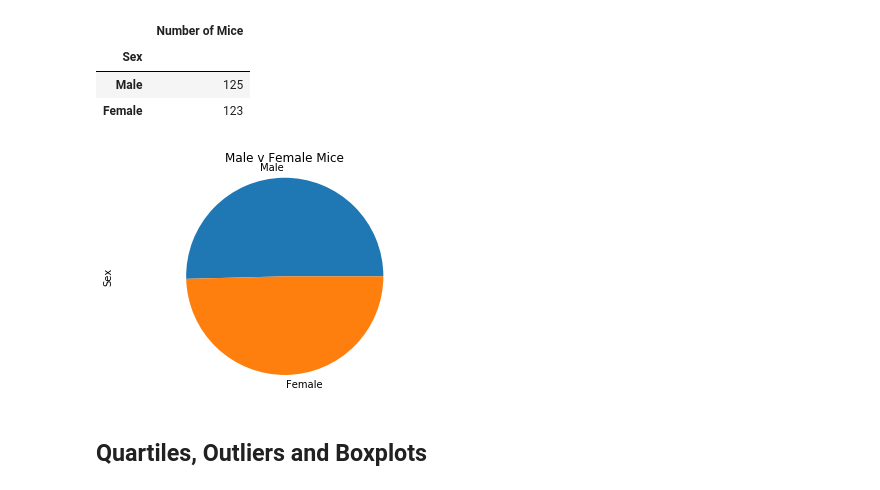
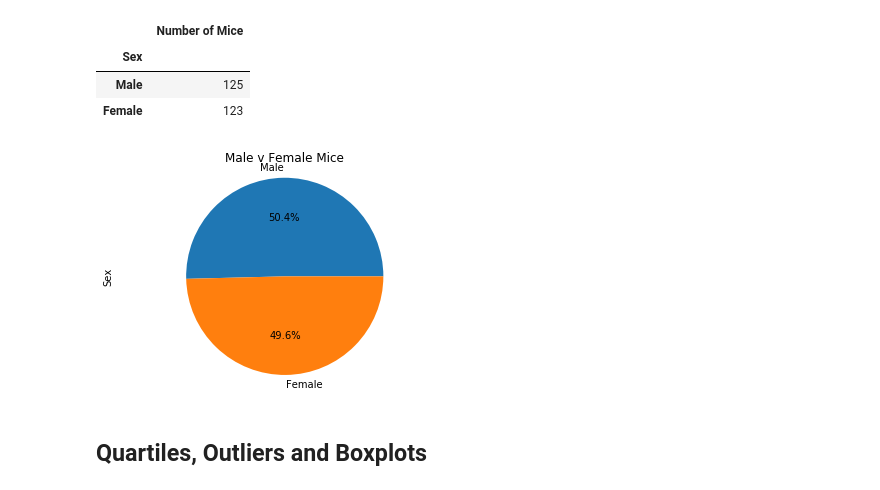
Before and after one commit to improvbutterfly/Pymaceuticals, a Jupyter notebook: pymaceuticals.ipynb, the cells around one changed output. Drawn from its saved outputs; the diff is of its cells as text; code cells hidden in the pictures.

```diff
--- a/pymaceuticals.ipynb
+++ b/pymaceuticals.ipynb
@@ -243,17 +246,17 @@ mouse_sex_data
 # %%
 # Generate a pie plot showing the distribution of female versus male mice using pyplot
 
-plt.pie(mouse_sex_data["Number of Mice"], labels=mouse_sex_data.index)
+plt.pie(mouse_sex_data["Number of Mice"], labels=mouse_sex_data.index, autopct='%1.1f%%')
 
 # Add labels
 plt.title("Male v Female Mice")
 
 plt.axis("equal")
 plt.ylabel("Sex")
 
 plt.show()
 # %% [output]
-[figure, old version]
+[figure, new version]
 # %% [markdown]
 ## Quartiles, Outliers and Boxplots
 # %%
```
Also changed, not shown: parts of 5 cells of this notebook.
